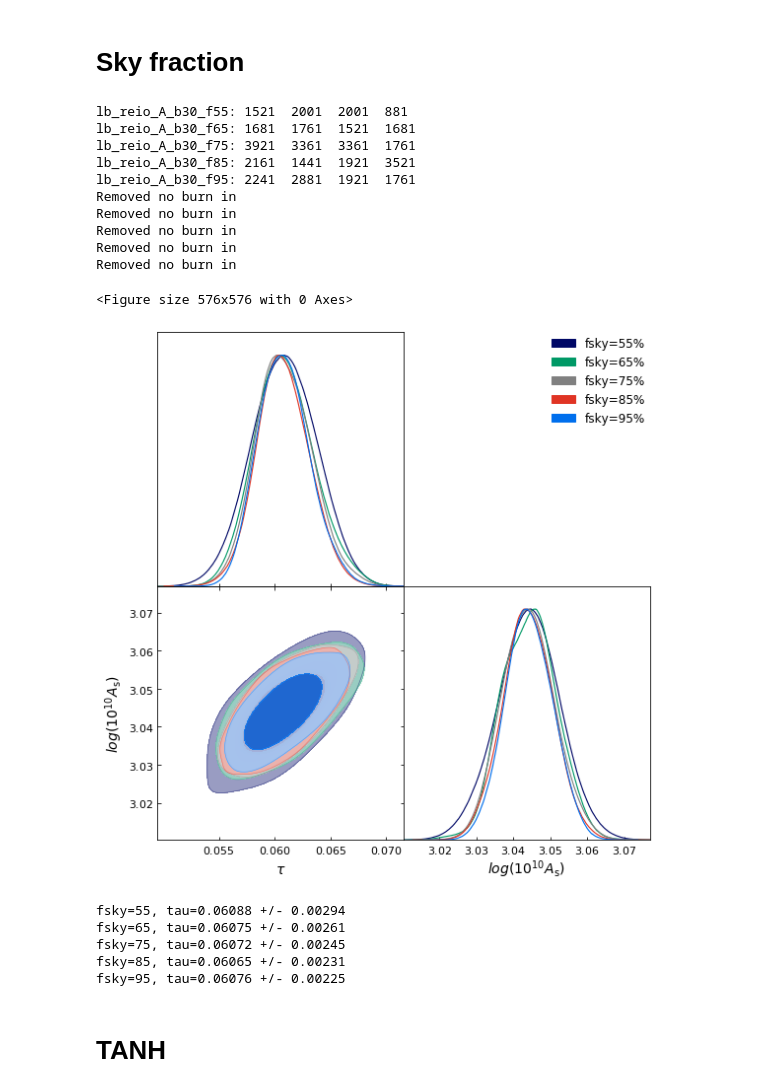
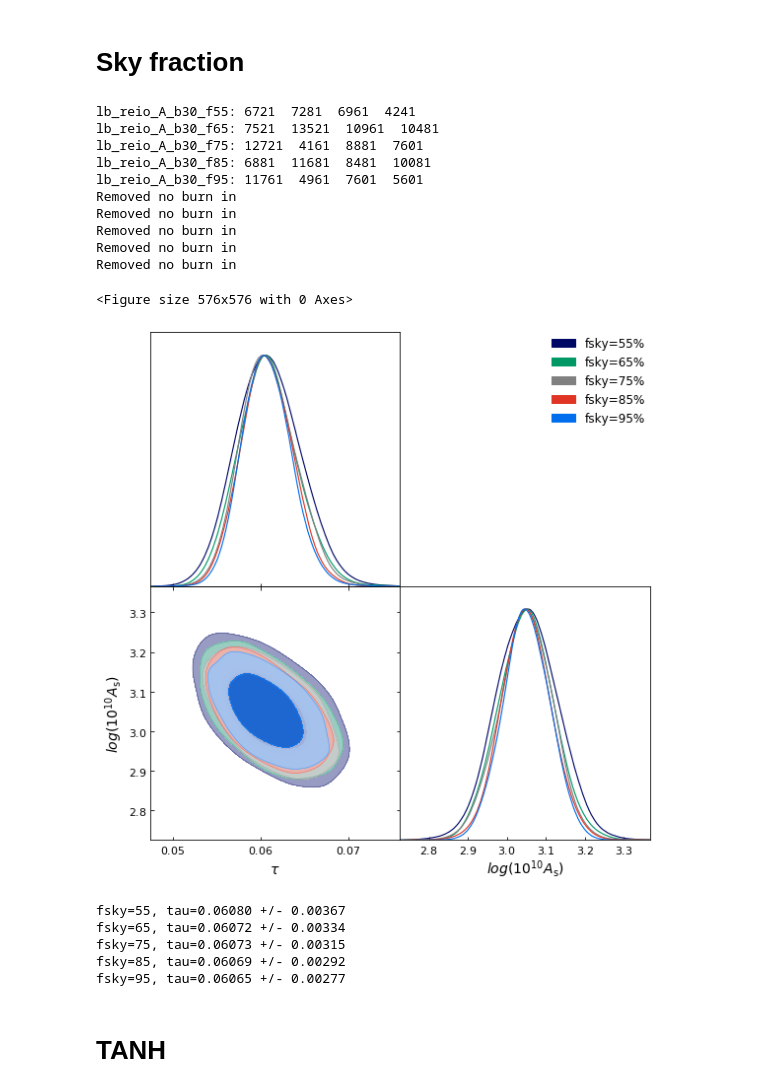
Before and after one commit to litebird/reionization, a Jupyter notebook: LB_forecast_Paris/lbreio.ipynb, the cells around one changed output. Cells and saved outputs as stored; diff of their text form; code cells hidden in the pictures.

```diff
--- a/LB_forecast_Paris/lbreio.ipynb
+++ b/LB_forecast_Paris/lbreio.ipynb
@@ -58,36 +80,36 @@ legend()
 # %%
 fsky = [55,65,75,85,95]
 runnames = [f"lb_reio_A_b30_f{f}" for f in fsky]
-chains = [MCtools.mergeMC( "%s/%s/mcmc" % (DBdir,run), burnin=0.6) for run in runnames]
+chains = [MCtools.mergeMC( "%s/%s/mcmc" % (DBdir,run), burnin=0.8) for run in runnames]
 listpar = ['tau','logA']
 labels = [MCtools.parname.get(p,p).replace('$','') for p in listpar]
 samples = [MCSamples( samples=[ chain[p] for p in listpar], names=listpar, labels=labels) for chain in chains]
 
 g = plots.getSinglePlotter(width_inch=8, ratio=1)
 g.triangle_plot(samples, listpar, filled = True,
                 legend_labels = [f"fsky={f}%" for f in fsky],legend_loc = 'upper right')
 # %% [output]
-lb_reio_A_b30_f55: 1521  2001  2001  881
-lb_reio_A_b30_f65: 1681  1761  1521  1681
-lb_reio_A_b30_f75: 3921  3361  3361  1761
-lb_reio_A_b30_f85: 2161  1441  1921  3521
-lb_reio_A_b30_f95: 2241  2881  1921  1761
+lb_reio_A_b30_f55: 6721  7281  6961  4241
+lb_reio_A_b30_f65: 7521  13521  10961  10481
+lb_reio_A_b30_f75: 12721  4161  8881  7601
+lb_reio_A_b30_f85: 6881  11681  8481  10081
+lb_reio_A_b30_f95: 11761  4961  7601  5601
 Removed no burn in
 Removed no burn in
 Removed no burn in
 Removed no burn in
 Removed no burn in
 <Figure size 576x576 with 0 Axes>
-[figure, old version]
+[figure, new version]
 # %%
 for i,chain in enumerate(chains):
     print( "fsky={}, tau={:.5f} +/- {:.5f}" .format(fsky[i], *MCtools.MaxPosterior(chain, 'tau', symmetrical=True)))
 # %% [output]
-fsky=55, tau=0.06088 +/- 0.00294
-fsky=65, tau=0.06075 +/- 0.00261
-fsky=75, tau=0.06072 +/- 0.00245
-fsky=85, tau=0.06065 +/- 0.00231
-fsky=95, tau=0.06076 +/- 0.00225
+fsky=55, tau=0.06080 +/- 0.00367
+fsky=65, tau=0.06072 +/- 0.00334
+fsky=75, tau=0.06073 +/- 0.00315
+fsky=85, tau=0.06069 +/- 0.00292
+fsky=95, tau=0.06065 +/- 0.00277
 # %% [markdown]
 # TANH
 # %% [markdown]
```
Also changed, not shown: parts of 29 cells of this notebook.
